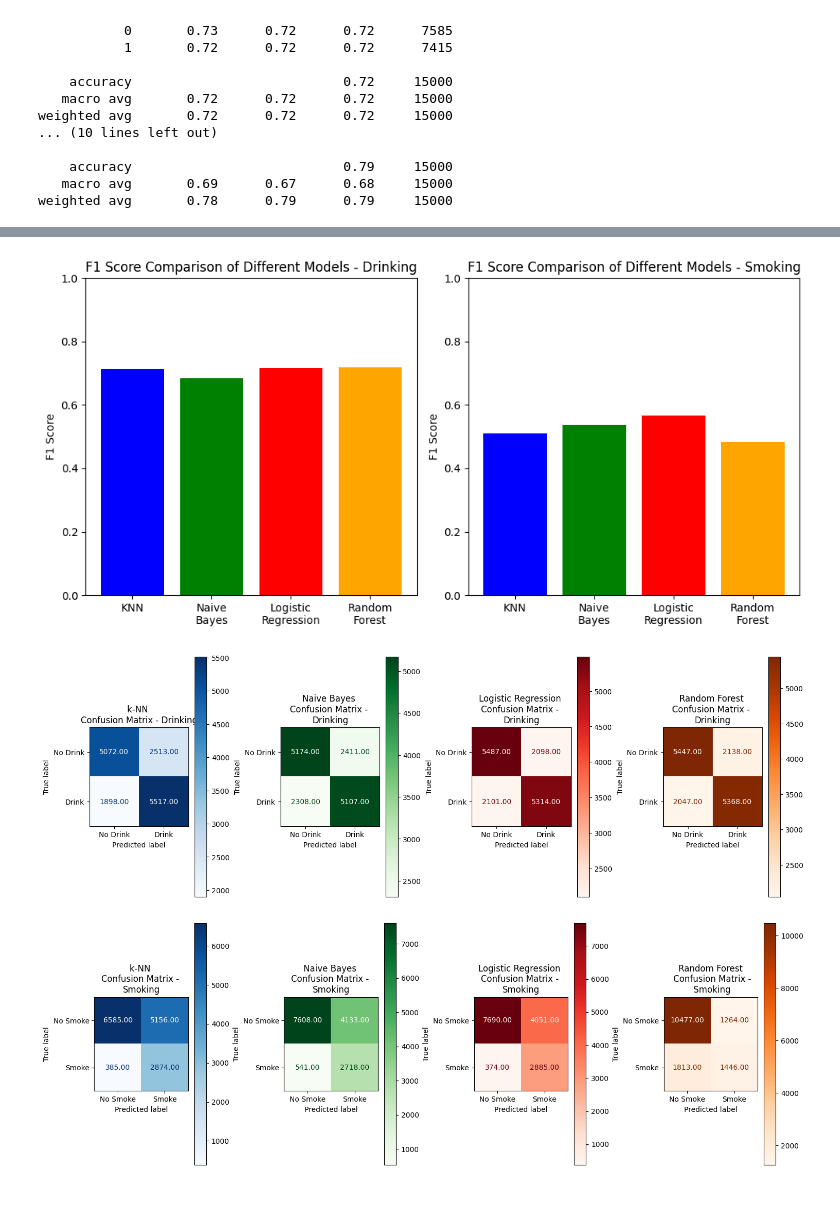
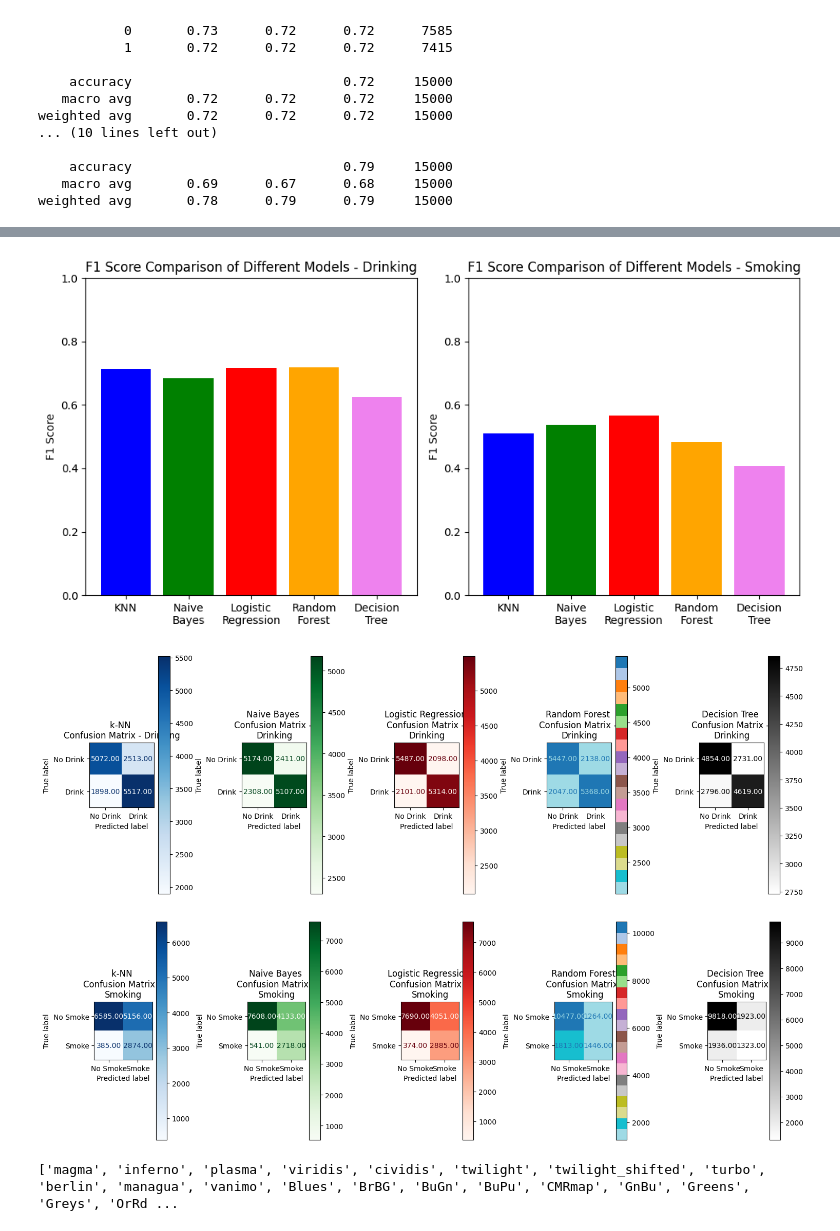
Before and after one commit to k-m-abrar-ahsan/Smoking-and-Drinking-Dataset-with-body-signal, a Jupyter notebook: main.ipynb, the cells around one changed output, grey strips where cells are left out. Saved outputs shown, nothing was run; the diff lists cells and outputs as text; code cells hidden in the pictures; blank space fills up the shorter version.

```diff
--- a/main.ipynb
+++ b/main.ipynb
@@ -13,5 +14,5 @@ from sklearn.metrics import accuracy_score, precision_score, recall_score, f1_sc
 # %%
-df = pd.read_csv('/content/smoking_driking_dataset_Ver01 (2) (1).csv')
+df = pd.read_csv('/content/smoking_driking_dataset_Ver01.csv')
 df.head()
 # %% [output]
 |  | sex | age | height | weight | waistline | sight_left | sight_right | hear_left | hear_right | ... |
@@ -575,16 +626,20 @@ rf_f1_score_1 = f1_score(y_drink_test, rf_pred_drink)
 
 rf_f1_score_2 = f1_score(y_smoke_test, rf_pred_smoke)
 
-f1_score_1 = [knn_f1_score_1,  nb_f1_score_1, logreg_f1_score_1, rf_f1_score_1  ]
-f1_score_2 = [knn_f1_score_2,  nb_f1_score_2, logreg_f1_score_2, rf_f1_score_2]
+dt_f1_score_1 = f1_score(y_drink_test, dt_pred_drink)
+
+dt_f1_score_2 = f1_score(y_smoke_test, dt_pred_smoke)
+
+f1_score_1 = [knn_f1_score_1,  nb_f1_score_1, logreg_f1_score_1, rf_f1_score_1,dt_f1_score_1]
+f1_score_2 = [knn_f1_score_2,  nb_f1_score_2, logreg_f1_score_2, rf_f1_score_2,dt_f1_score_2]
 
 fig, (ax1, ax2) = plt.subplots(1, 2, figsize=(10, 5))
-ax1.bar(models, f1_score_1, color=['blue', 'green', 'red',"orange"])
+ax1.bar(models, f1_score_1, color=['blue', 'green', 'red',"orange",'violet'])
 ax1.set_ylim(0, 1)
 ax1.set_ylabel('F1 Score')
 ax1.set_title('F1 Score Comparison of Different Models - Drinking')
 
-ax2.bar(models, f1_score_2, color=['blue', 'green', 'red', 'orange'])
+ax2.bar(models, f1_score_2, color=['blue', 'green', 'red', 'orange','violet'])
 ax2.set_ylim(0, 1)
 ax2.set_ylabel('F1 Score')
 ax2.set_title('F1 Score Comparison of Different Models - Smoking')
@@ -592,24 +647,20 @@ ax2.set_title('F1 Score Comparison of Different Models - Smoking')
 plt.tight_layout()
 plt.show()
 # %% [output]
-[figure, old version]
+[figure, new version]
 # %%
 # Generate confusion matrices for Drinking Prediction
 knn_conf_matrix_1 = confusion_matrix(y_drink_test, knn_pred_drink)
 rf_conf_matrix_1 = confusion_matrix(y_drink_test, rf_pred_drink)
 nb_conf_matrix_1 = confusion_matrix(y_drink_test, nb_pred_drink)
 logreg_conf_matrix_1 = confusion_matrix(y_drink_test, logreg_pred_drink)
-
+dtr_conf_matrix_1 = confusion_matrix(y_drink_test, dt_pred_drink)
 # Plot for Drinking Prediction
-fig, axes = plt.subplots(1, 4, figsize=(15, 5))
+fig, axes = plt.subplots(1, 5, figsize=(15, 5))
 
 disp_knn_1 = ConfusionMatrixDisplay(knn_conf_matrix_1, display_labels = ['No Drink', 'Drink'])
 disp_knn_1.plot(ax = axes[0], cmap = plt.cm.Blues, values_format = '.2f')
 axes[0].set_title('k-NN \nConfusion Matrix - Drinking')
-
-disp_rf_1 = ConfusionMatrixDisplay(rf_conf_matrix_1, display_labels=['No Drink', 'Drink'])
-disp_rf_1.plot(ax=axes[3], cmap=plt.cm.Oranges, values_format='.2f')
-axes[3].set_title('Random Forest \nConfusion Matrix - \nDrinking')
 
 disp_nb_1 = ConfusionMatrixDisplay(nb_conf_matrix_1, display_labels=['No Drink', 'Drink'])
 disp_nb_1.plot(ax=axes[1], cmap=plt.cm.Greens, values_format='.2f')
@@ -619,37 +670,56 @@ disp_logreg_1 = ConfusionMatrixDisplay(logreg_conf_matrix_1, display_labels=['No
 disp_logreg_1.plot(ax=axes[2], cmap=plt.cm.Reds, values_format='.2f')
 axes[2].set_title('Logistic Regression \nConfusion Matrix - \nDrinking')
 
+disp_rf_1 = ConfusionMatrixDisplay(rf_conf_matrix_1, display_labels=['No Drink', 'Drink'])
+disp_rf_1.plot(ax=axes[3], cmap=plt.cm.tab20_r, values_format='.2f')
+axes[3].set_title('Random Forest \nConfusion Matrix - \nDrinking')
+
+disp_dtr_1 = ConfusionMatrixDisplay(dtr_conf_matrix_1, display_labels=['No Drink', 'Drink'])
+disp_dtr_1.plot(ax=axes[4], cmap=plt.cm.gist_grey_r, values_format='.2f')
+axes[4].set_title('Decision Tree \nConfusion Matrix - \nDrinking')
+
 plt.tight_layout()
 plt.show()
 
 # Generate confusion matrices for Smoking Prediction
 knn_conf_matrix_2 = confusion_matrix(y_smoke_test, knn_pred_smoke)
 rf_conf_matrix_2 = confusion_matrix(y_smoke_test, rf_pred_smoke)
 nb_conf_matrix_2 = confusion_matrix(y_smoke_test, nb_pred_smoke)
 logreg_conf_matrix_2 = confusion_matrix(y_smoke_test, logreg_pred_smoke)
-
+dtr_conf_matrix_2 = confusion_matrix(y_smoke_test, dt_pred_smoke)
 # Plot for Smoking Prediction
-fig, axes = plt.subplots(1, 4, figsize=(15, 5))
+fig, axes = plt.subplots(1, 5, figsize=(15, 5))
 
 
 disp_knn_2 = ConfusionMatrixDisplay(knn_conf_matrix_2, display_labels = ['No Smoke', 'Smoke'])
 disp_knn_2.plot(ax = axes[0], cmap = plt.cm.Blues, values_format = '.2f')
 axes[0].set_title('k-NN \nConfusion Matrix - \nSmoking')
 
-disp_rf_2 = ConfusionMatrixDisplay(rf_conf_matrix_2, display_labels=['No Smoke', 'Smoke'])
-disp_rf_2.plot(ax=axes[3], cmap=plt.cm.Oranges, values_format='.2f')
-axes[3].set_title('Random Forest\n Confusion Matrix -\n Smoking')
+
 
 disp_nb_2 = ConfusionMatrixDisplay(nb_conf_matrix_2, display_labels=['No Smoke', 'Smoke'])
 disp_nb_2.plot(ax=axes[1], cmap=plt.cm.Greens, values_format='.2f')
 axes[1].set_title('Naive Bayes \nConfusion Matrix - \nSmoking')
 
 disp_logreg_2 = ConfusionMatrixDisplay(logreg_conf_matrix_2, display_labels=['No Smoke', 'Smoke'])
 disp_logreg_2.plot(ax=axes[2], cmap=plt.cm.Reds, values_format='.2f')
 axes[2].set_title('Logistic Regression \nConfusion Matrix - \nSmoking')
 
+disp_rf_2 = ConfusionMatrixDisplay(rf_conf_matrix_2, display_labels=['No Smoke', 'Smoke'])
+disp_rf_2.plot(ax=axes[3], cmap=plt.cm.tab20_r, values_format='.2f')
+axes[3].set_title('Random Forest\n Confusion Matrix -\n Smoking')
+
+disp_dtr_2 = ConfusionMatrixDisplay(dtr_conf_matrix_2, display_labels=['No Smoke', 'Smoke'])
+disp_dtr_2.plot(ax=axes[4], cmap=plt.cm.gist_grey_r, values_format='.2f')
+axes[4].set_title('Decision Tree \nConfusion Matrix - \nSmoking')
+
 plt.tight_layout()
 plt.show()
 # %% [output]
-[figure, old version]
+[figure, new version]
-[figure, old version]
+[figure, new version]
+# %%
+import matplotlib.pyplot as plt
+print(plt.colormaps())  # Shows all available colormaps
+# %% [output]
+['magma', 'inferno', 'plasma', 'viridis', 'cividis', 'twilight', 'twilight_shifted', 'turbo', 'berlin', 'managua', 'vanimo', 'Blues', 'BrBG', 'BuGn', 'BuPu', 'CMRmap', 'GnBu', 'Greens', 'Greys', 'OrRd ...
```
Also changed, not shown: parts of 5 cells of this notebook.
